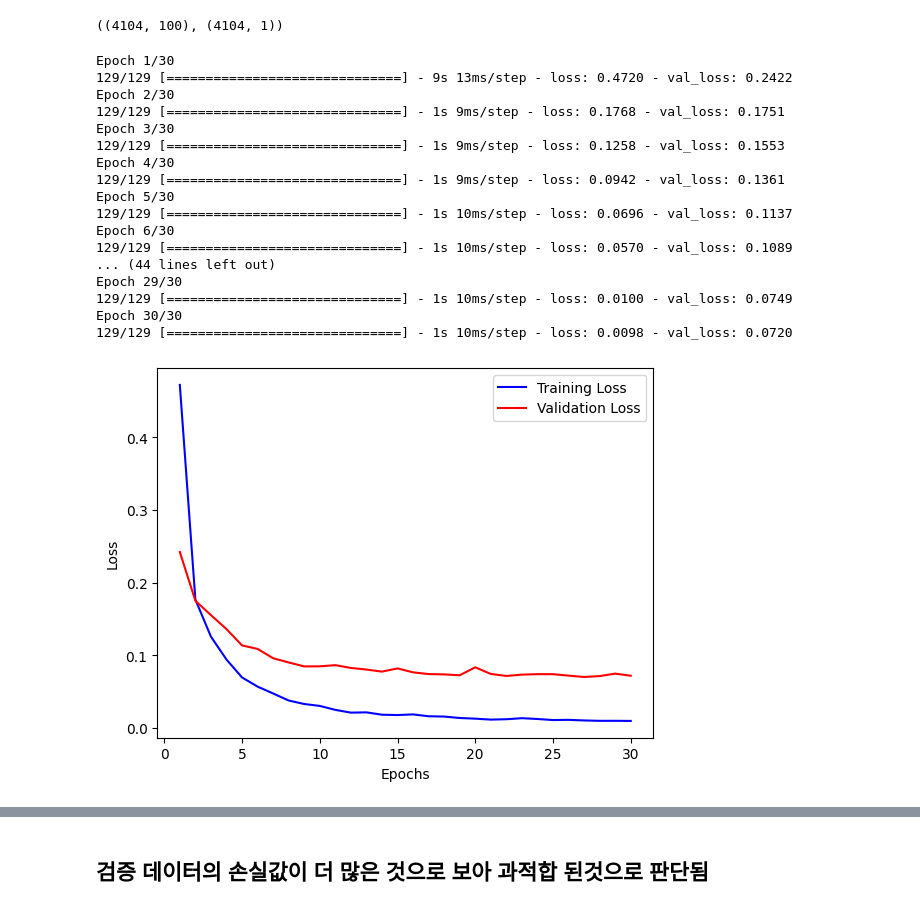
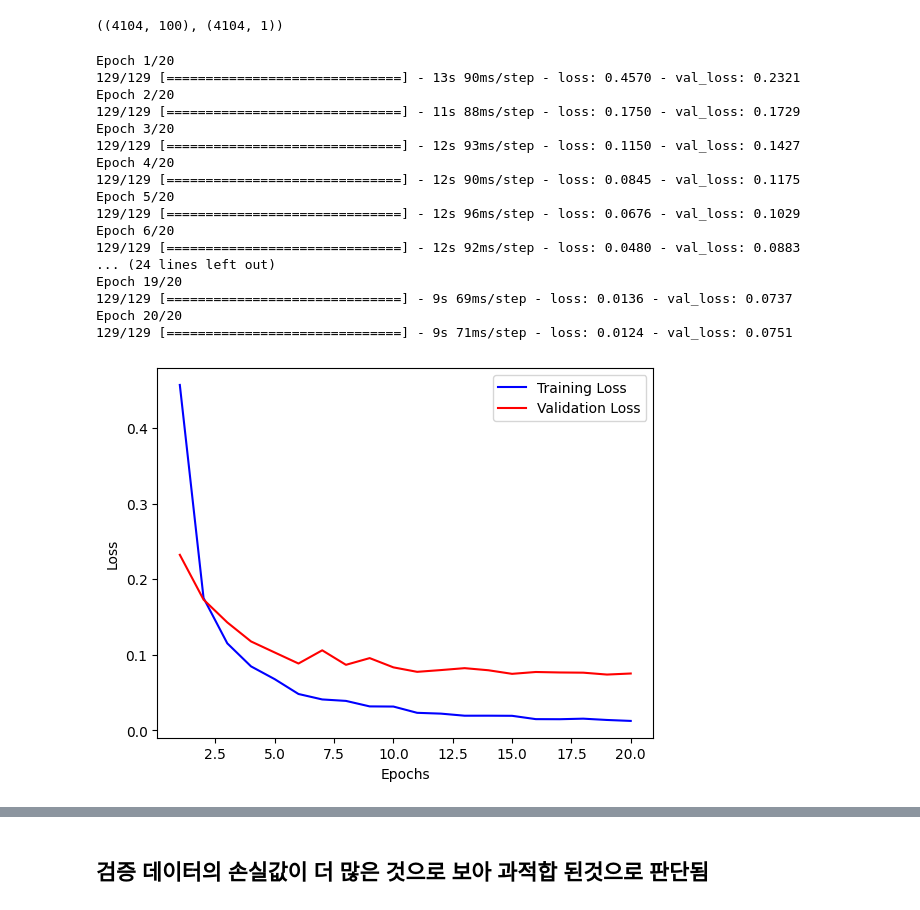
Before and after one commit to hwk44/ShipSupplies, a Jupyter notebook: DA/notebooks/regression.ipynb, the cells around one changed output, grey strips where cells are left out. Cells and saved outputs as stored; diff of their text form; code cells hidden in the pictures.

```diff
--- a/DA/notebooks/regression.ipynb
+++ b/DA/notebooks/regression.ipynb
@@ -1143,39 +1161,39 @@ X_test.shape, y_test.shape
 # %%
 import matplotlib.pyplot as plt
 
 # 모델 훈련
-history = model.fit(X_train, y_train, epochs=30, batch_size=128, validation_data=(X_test, y_test))
+history = model.fit(X_train, y_train, epochs=20, batch_size=128, validation_data=(X_test, y_test))
 
 # 손실 값 추출
 train_loss = history.history['loss']
 val_loss = history.history['val_loss']
 
 # 에포크 수
 epochs = range(1, len(train_loss) + 1)
 
 # 학습 곡선 그리기
 plt.plot(epochs, train_loss, 'b-', label='Training Loss')
 plt.plot(epochs, val_loss, 'r-', label='Validation Loss')
 plt.xlabel('Epochs')
 plt.ylabel('Loss')
 plt.legend()
 plt.show()
 # %% [output]
-Epoch 1/30
-129/129 [==============================] - 9s 13ms/step - loss: 0.4720 - val_loss: 0.2422
-Epoch 2/30
-129/129 [==============================] - 1s 9ms/step - loss: 0.1768 - val_loss: 0.1751
-Epoch 3/30
-129/129 [==============================] - 1s 9ms/step - loss: 0.1258 - val_loss: 0.1553
-Epoch 4/30
-129/129 [==============================] - 1s 9ms/step - loss: 0.0942 - val_loss: 0.1361
-Epoch 5/30
-129/129 [==============================] - 1s 10ms/step - loss: 0.0696 - val_loss: 0.1137
-Epoch 6/30
-129/129 [==============================] - 1s 10ms/step - loss: 0.0570 - val_loss: 0.1089
-... (44 lines left out)
-Epoch 29/30
-129/129 [==============================] - 1s 10ms/step - loss: 0.0100 - val_loss: 0.0749
-Epoch 30/30
-129/129 [==============================] - 1s 10ms/step - loss: 0.0098 - val_loss: 0.0720
+Epoch 1/20
+129/129 [==============================] - 13s 90ms/step - loss: 0.4570 - val_loss: 0.2321
+Epoch 2/20
+129/129 [==============================] - 11s 88ms/step - loss: 0.1750 - val_loss: 0.1729
+Epoch 3/20
+129/129 [==============================] - 12s 93ms/step - loss: 0.1150 - val_loss: 0.1427
+Epoch 4/20
+129/129 [==============================] - 12s 90ms/step - loss: 0.0845 - val_loss: 0.1175
+Epoch 5/20
+129/129 [==============================] - 12s 96ms/step - loss: 0.0676 - val_loss: 0.1029
+Epoch 6/20
+129/129 [==============================] - 12s 92ms/step - loss: 0.0480 - val_loss: 0.0883
+... (24 lines left out)
+Epoch 19/20
+129/129 [==============================] - 9s 69ms/step - loss: 0.0136 - val_loss: 0.0737
+Epoch 20/20
+129/129 [==============================] - 9s 71ms/step - loss: 0.0124 - val_loss: 0.0751
-[figure, old version]
+[figure, new version]
```
Also changed, not shown: parts of 9 cells of this notebook, 9 other files.
